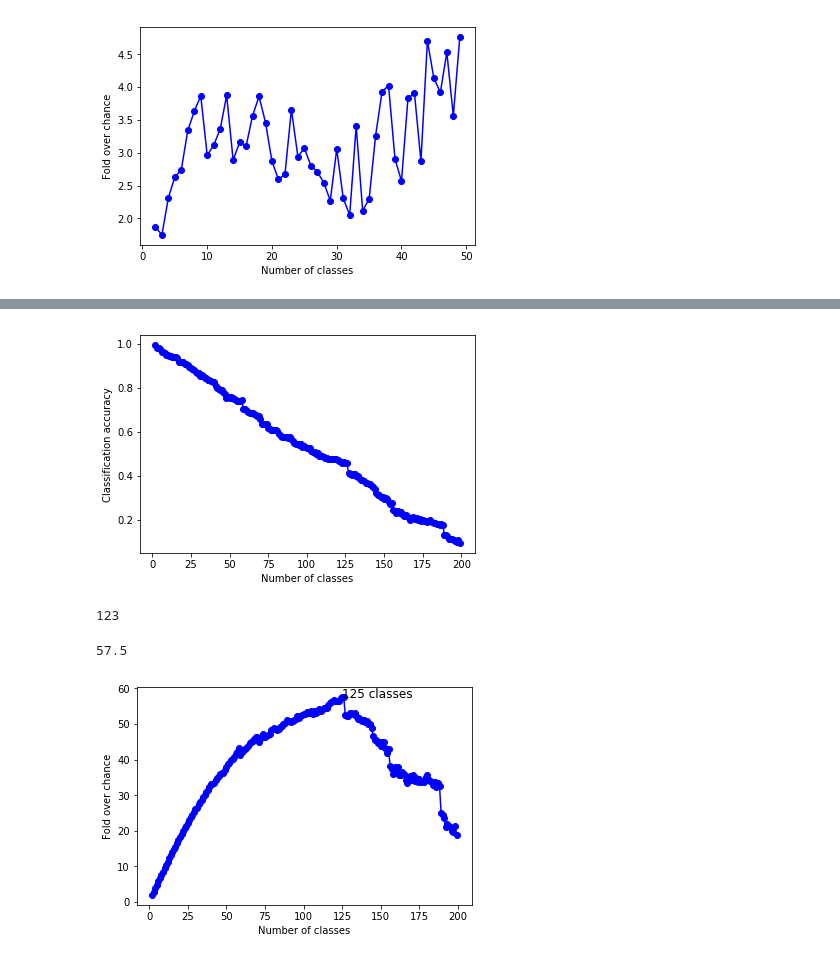
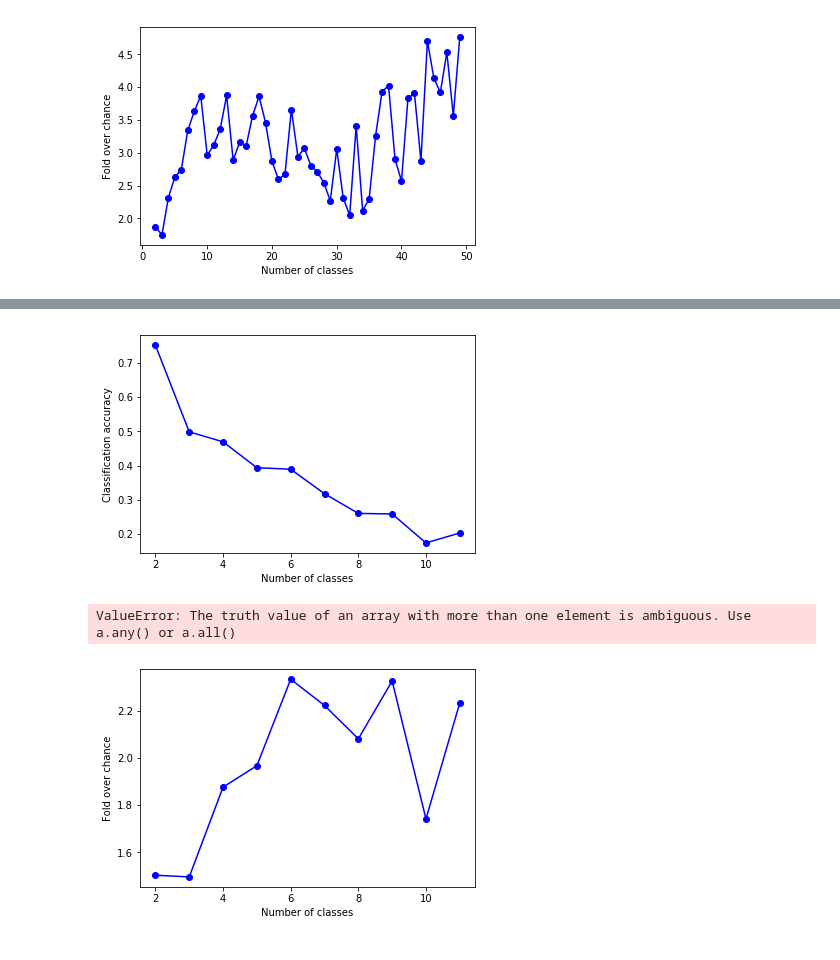
Before and after one commit to BouchardLab/ML_4_prec_prognosis, a Jupyter notebook: bin/outcome_clustering_plot.ipynb, the cells around one changed output, grey strips where cells are left out. Drawn from its saved outputs; the diff is of its cells as text; code cells hidden in the pictures.

```diff
--- a/bin/outcome_clustering_plot.ipynb
+++ b/bin/outcome_clustering_plot.ipynb
@@ -42,3 +49,2 @@ plt.show()
 # %%
-outcome = np.load('outcome_clustering_results.npz')
-outcome = outcome['name1']
+filtered_outcome = np.load('outcome_cv_filtered_results.npz')
@@ -49,2 +56,2 @@ outcome.shape
 # %%
-ranges = np.asarray(range(2,200))
+new_ranges = np.asarray(range(2,12))
@@ -53,10 +58,10 @@ avg = outcome.mean(axis=0)
 # %%
-# number of classes vs classification accuracy
+# number of classes vs classification accuracy (filtered)
 plt.figure()
-plt.plot(ranges, avg, 'bo', linestyle = '-')
+plt.plot(new_ranges, filtered_outcome, 'bo', linestyle = '-')
 plt.xlabel('Number of classes')
 plt.ylabel('Classification accuracy')
-plt.savefig('/Users/ahyeon/Desktop/activ/bin/outcome_plot.pdf')
+plt.savefig('/Users/ahyeon/Desktop/activ/bin/outcome_filtered_plot.pdf')
 plt.show()
 # %% [output]
-[figure, old version]
+[figure, new version]
@@ -71,19 +68,15 @@ norm_avg = normalized.mean(axis=0)
-# %%
-norm_avg = list(norm_avg)
-norm_avg.index(max(norm_avg))
-# %% [output]
-123
-# %%
-max(norm_avg)
-# %% [output]
-57.5
+# %%
+plt.figure()
+plt.boxplot(new_ranges, filtered_outcome, whis=[25,75])
+plt.show()
+# %% [output]
+ValueError: The truth value of an array with more than one element is ambiguous. Use a.any() or a.all()
 # %%
 plt.figure()
-plt.plot(ranges, norm_avg, 'bo', linestyle = '-')
+plt.plot(new_ranges, filtered_outcome*new_ranges, 'bo', linestyle = '-')
 plt.xlabel('Number of classes')
 plt.ylabel('Fold over chance')
-plt.annotate('125 classes', (125, 57.5), fontsize=12)
-plt.savefig('/Users/ahyeon/Desktop/activ/bin/outcome_mean_plot.pdf')
+plt.savefig('/Users/ahyeon/Desktop/activ/bin/outcome_filtered_mean_plot.pdf')
 plt.show()
 # %% [output]
-[figure, old version]
+[figure, new version]
```
Also changed, not shown: parts of 11 cells of this notebook, 1 other file.
